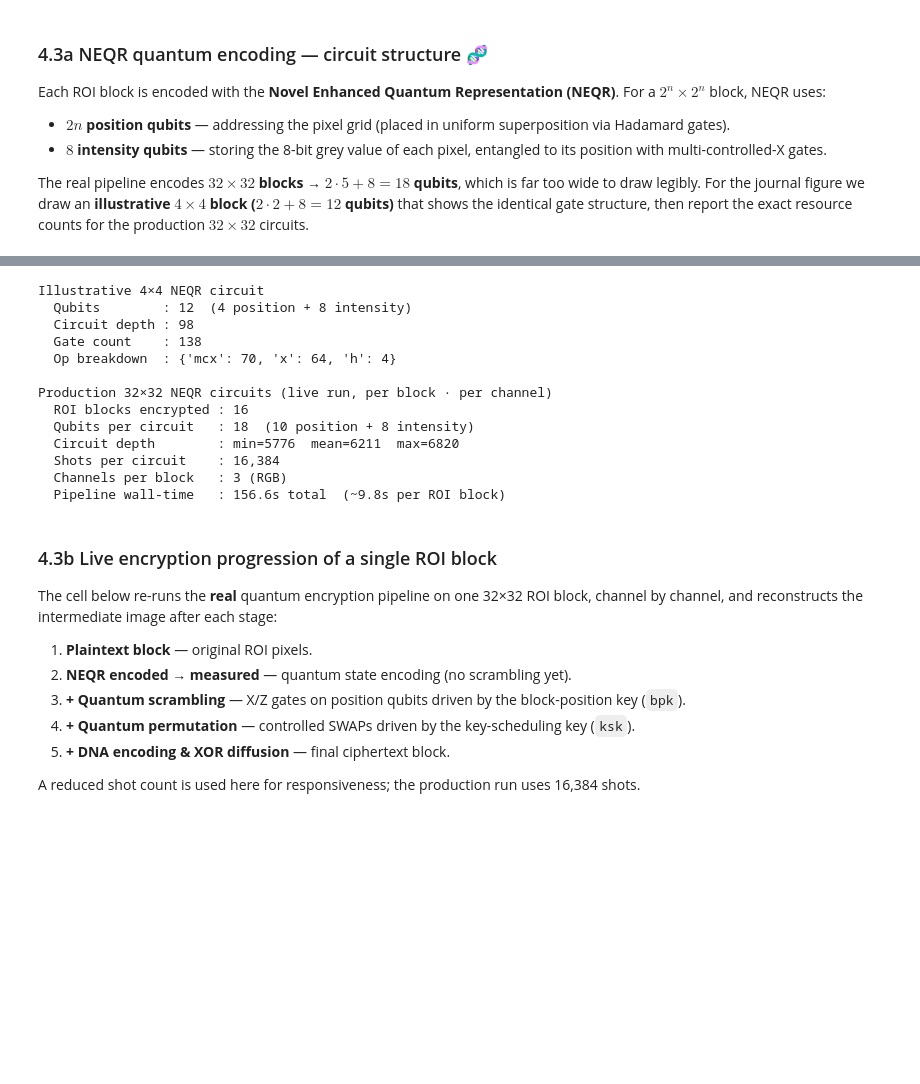
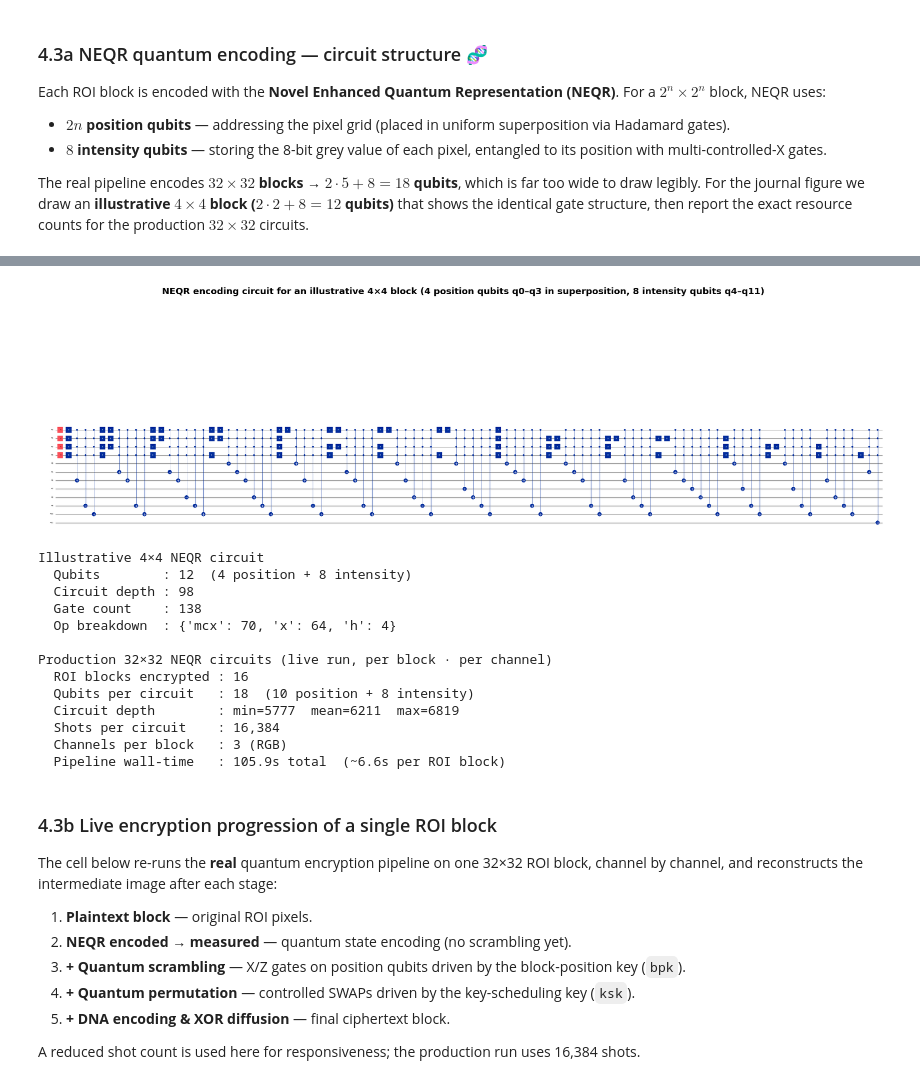
Before and after one commit to Govind-v-kartha/File_To_Link, a Jupyter notebook: Satellite image encryption.ipynb, the cells around one changed output, grey strips where cells are left out. Saved outputs shown, nothing was run; the diff lists cells and outputs as text; code cells hidden in the pictures; blank space fills up the shorter version.

```diff
--- a/Satellite image encryption.ipynb
+++ b/Satellite image encryption.ipynb
@@ -733,7 +740,7 @@ qc_demo.draw("mpl", fold=-1, ax=fig.add_subplot(111))
 fig.suptitle("NEQR encoding circuit for an illustrative 4×4 block "
              "(4 position qubits q0–q3 in superposition, 8 intensity qubits q4–q11)",
              fontsize=12, fontweight="bold")
-plt.tight_layout(); plt.show()
+plt.tight_layout(); display(fig)
 
 print("Illustrative 4×4 NEQR circuit")
 print(f"  Qubits        : {qc_demo.num_qubits}  (4 position + 8 intensity)")
@@ -770,3 +777,4 @@ print(f"  Pipeline wall-time   : {total_t:.1f}s total  (~{total_t / max(n_blocks
+[figure, added]
 Illustrative 4×4 NEQR circuit
   Qubits        : 12  (4 position + 8 intensity)
   Circuit depth : 98
@@ -776,10 +784,10 @@ Illustrative 4×4 NEQR circuit
 Production 32×32 NEQR circuits (live run, per block · per channel)
   ROI blocks encrypted : 16
   Qubits per circuit   : 18  (10 position + 8 intensity)
-  Circuit depth        : min=5776  mean=6211  max=6820
+  Circuit depth        : min=5777  mean=6211  max=6819
   Shots per circuit    : 16,384
   Channels per block   : 3 (RGB)
-  Pipeline wall-time   : 156.6s total  (~9.8s per ROI block)
+  Pipeline wall-time   : 105.9s total  (~6.6s per ROI block)
 # %% [markdown]
 ### 4.3b  Live encryption progression of a single ROI block
 
```
Also changed, not shown: parts of 25 cells of this notebook.
